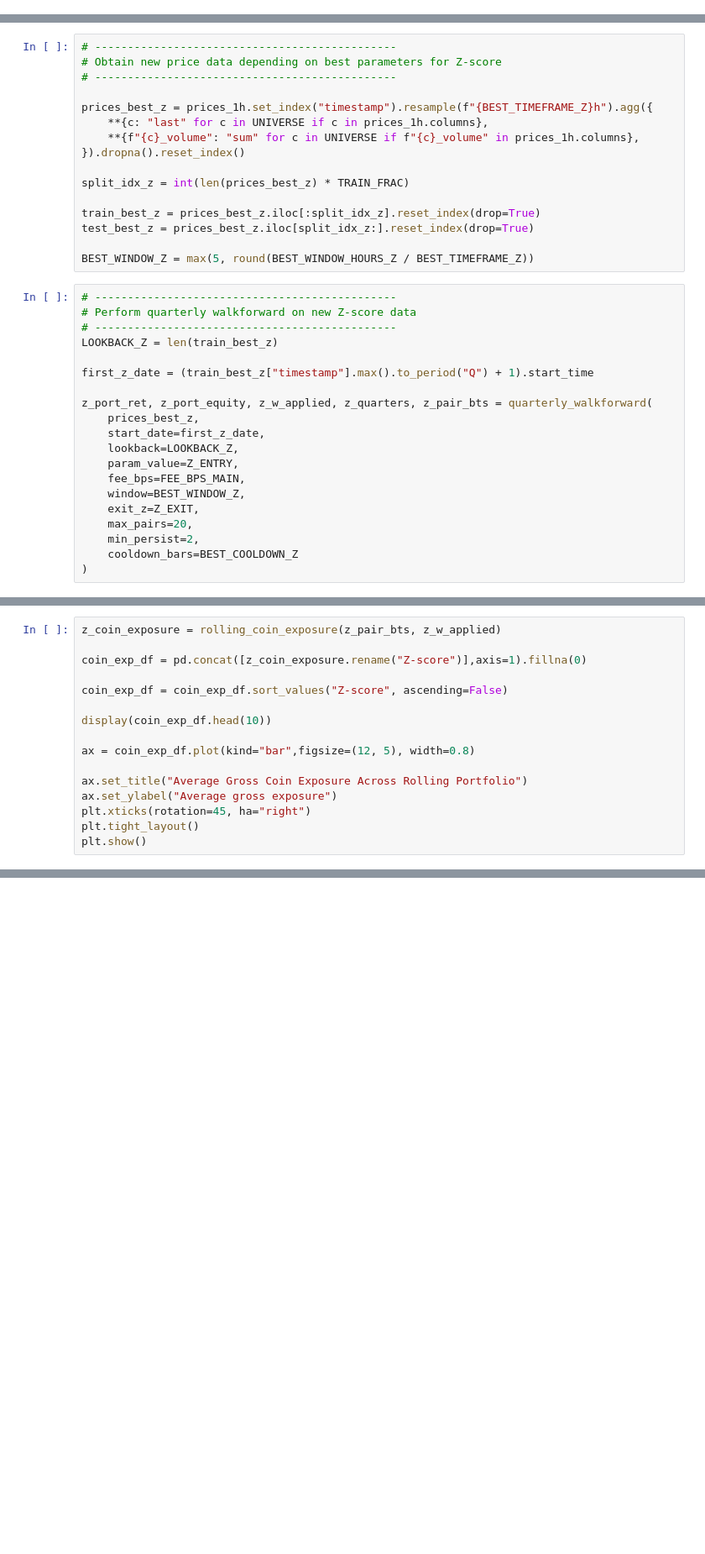
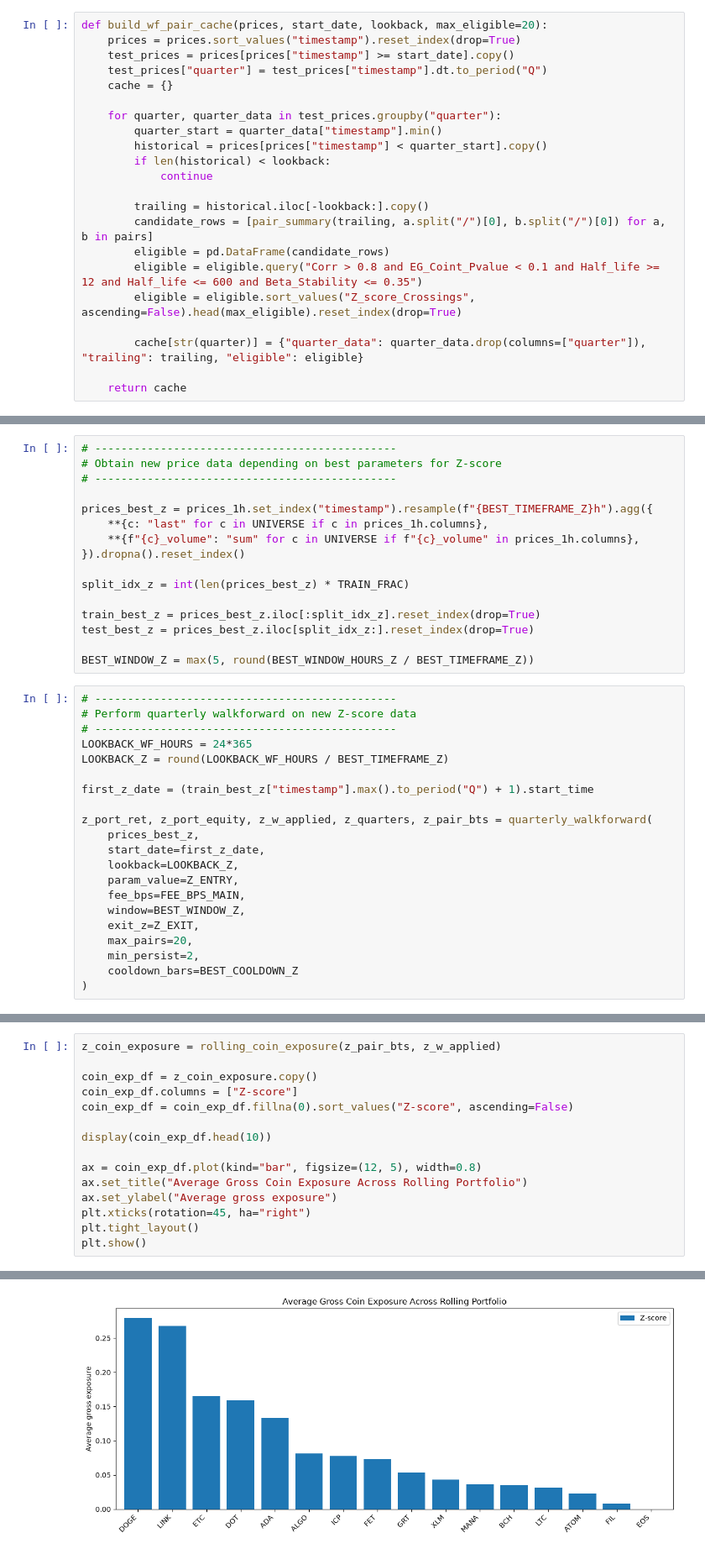
Before and after one commit to blrodriguez18/WSQproject, a Jupyter notebook: clean.ipynb, the cells around one changed output, grey strips where cells are left out. Shown at 84% size. Saved outputs shown, nothing was run; the diff lists cells and outputs as text; blank space fills up the shorter version.

```diff
--- a/clean.ipynb
+++ b/clean.ipynb
@@ -530,3 +530,25 @@ def apply_fixed_weights(ret_series, weights):
         w = w / w.sum()
     port_ret = rets.mul(w, axis=1).sum(axis=1)
     return port_ret, w, rets
+# %%
+def build_wf_pair_cache(prices, start_date, lookback, max_eligible=20):
+    prices = prices.sort_values("timestamp").reset_index(drop=True)
+    test_prices = prices[prices["timestamp"] >= start_date].copy()
+    test_prices["quarter"] = test_prices["timestamp"].dt.to_period("Q")
+    cache = {}
+
+    for quarter, quarter_data in test_prices.groupby("quarter"):
+        quarter_start = quarter_data["timestamp"].min()
+        historical = prices[prices["timestamp"] < quarter_start].copy()
+        if len(historical) < lookback:
+            continue
+
+        trailing = historical.iloc[-lookback:].copy()
+        candidate_rows = [pair_summary(trailing, a.split("/")[0], b.split("/")[0]) for a, b in pairs]
+        eligible = pd.DataFrame(candidate_rows)
+        eligible = eligible.query("Corr > 0.8 and EG_Coint_Pvalue < 0.1 and Half_life >= 12 and Half_life <= 600 and Beta_Stability <= 0.35")
+        eligible = eligible.sort_values("Z_score_Crossings", ascending=False).head(max_eligible).reset_index(drop=True)
+
+        cache[str(quarter)] = {"quarter_data": quarter_data.drop(columns=["quarter"]), "trailing": trailing, "eligible": eligible}
+
+    return cache
@@ -857,7 +936,8 @@ BEST_WINDOW_Z = max(5, round(BEST_WINDOW_HOURS_Z / BEST_TIMEFRAME_Z))
 # ----------------------------------------------
 # Perform quarterly walkforward on new Z-score data
 # ----------------------------------------------
-LOOKBACK_Z = len(train_best_z)
+LOOKBACK_WF_HOURS = 24*365
+LOOKBACK_Z = round(LOOKBACK_WF_HOURS / BEST_TIMEFRAME_Z)
 
 first_z_date = (train_best_z["timestamp"].max().to_period("Q") + 1).start_time
 
@@ -997,16 +1156,16 @@ def rolling_coin_exposure(pair_bts_by_quarter, weights_df):
 # %%
 z_coin_exposure = rolling_coin_exposure(z_pair_bts, z_w_applied)
 
-coin_exp_df = pd.concat([z_coin_exposure.rename("Z-score")],axis=1).fillna(0)
-
-coin_exp_df = coin_exp_df.sort_values("Z-score", ascending=False)
+coin_exp_df = z_coin_exposure.copy()
+coin_exp_df.columns = ["Z-score"]
+coin_exp_df = coin_exp_df.fillna(0).sort_values("Z-score", ascending=False)
 
 display(coin_exp_df.head(10))
 
-ax = coin_exp_df.plot(kind="bar",figsize=(12, 5), width=0.8)
-
+ax = coin_exp_df.plot(kind="bar", figsize=(12, 5), width=0.8)
 ax.set_title("Average Gross Coin Exposure Across Rolling Portfolio")
 ax.set_ylabel("Average gross exposure")
 plt.xticks(rotation=45, ha="right")
 plt.tight_layout()
 plt.show()
+# %% [output]
@@ -1013,3 +1183,4 @@ plt.show()
+[figure, added]
 # %%
 print("Z-score quarterly weights:")
 display(z_w_applied.round(4))
```
Also changed, not shown: parts of 24 cells of this notebook.
